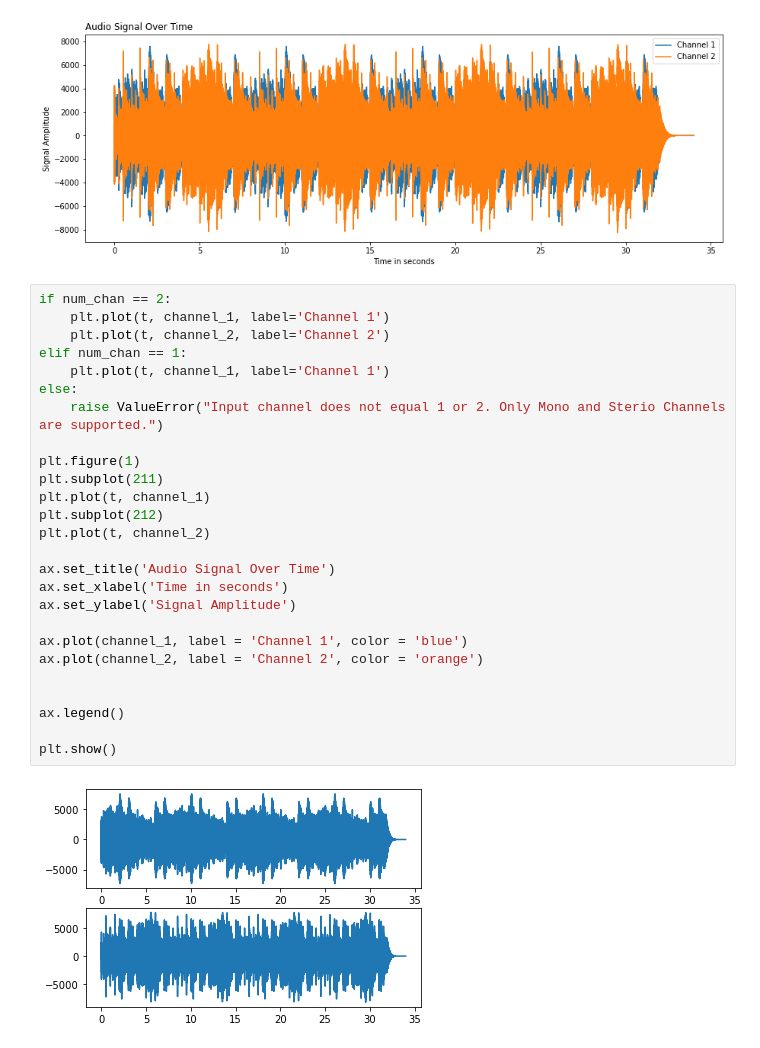
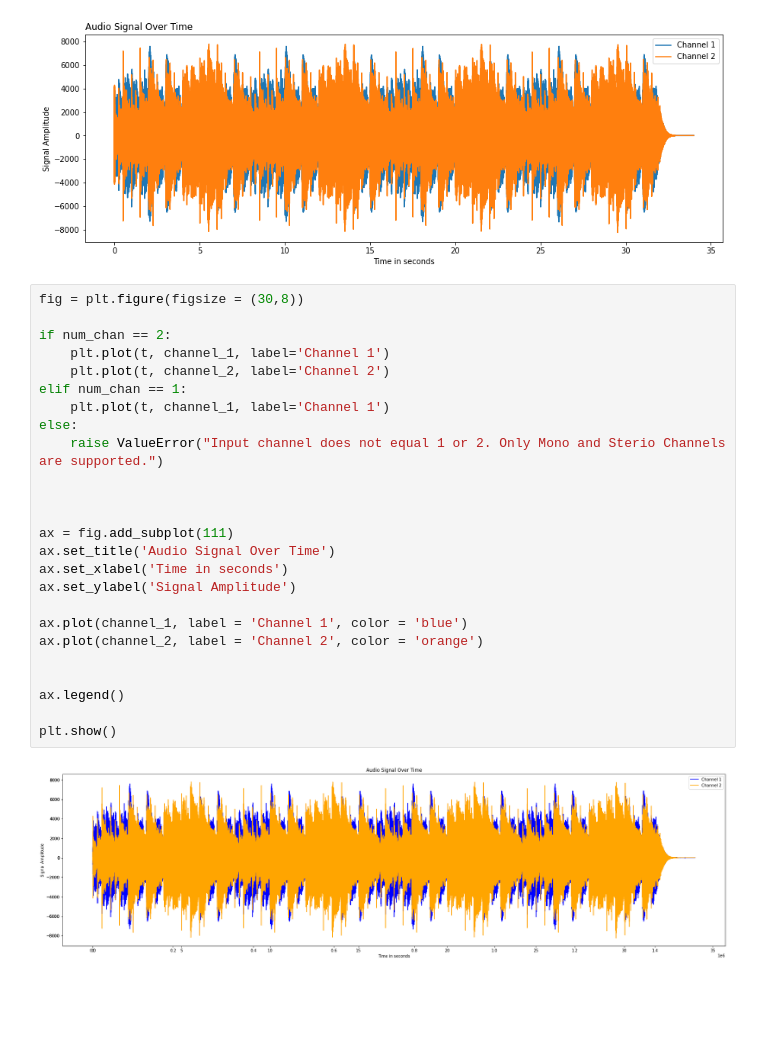
Before and after one commit to SandysPappy/FFT, a Jupyter notebook: FFT_Notes.ipynb, the cells around one changed output. Saved outputs shown, nothing was run; the diff lists cells and outputs as text; blank space fills up the shorter version.

Commit message:
Restored subplot code to the one that actually works..

```diff
--- a/FFT_Notes.ipynb
+++ b/FFT_Notes.ipynb
@@ -134,30 +131,29 @@ plt.show()
 # %% [output]
 [figure]
 # %%
+fig = plt.figure(figsize = (30,8))
+
 if num_chan == 2:
     plt.plot(t, channel_1, label='Channel 1')
     plt.plot(t, channel_2, label='Channel 2')
 elif num_chan == 1:
     plt.plot(t, channel_1, label='Channel 1')
 else:
     raise ValueError("Input channel does not equal 1 or 2. Only Mono and Sterio Channels are supported.")
 
-plt.figure(1)
-plt.subplot(211)
-plt.plot(t, channel_1)
-plt.subplot(212)
-plt.plot(t, channel_2)
 
+
+ax = fig.add_subplot(111)
 ax.set_title('Audio Signal Over Time')
 ax.set_xlabel('Time in seconds')
 ax.set_ylabel('Signal Amplitude')
 
 ax.plot(channel_1, label = 'Channel 1', color = 'blue')
 ax.plot(channel_2, label = 'Channel 2', color = 'orange')
 
 
 ax.legend()
 
 plt.show()
 # %% [output]
-[figure, old version]
+[figure, new version]
```
Also changed, not shown: parts of 1 cell of this notebook.
